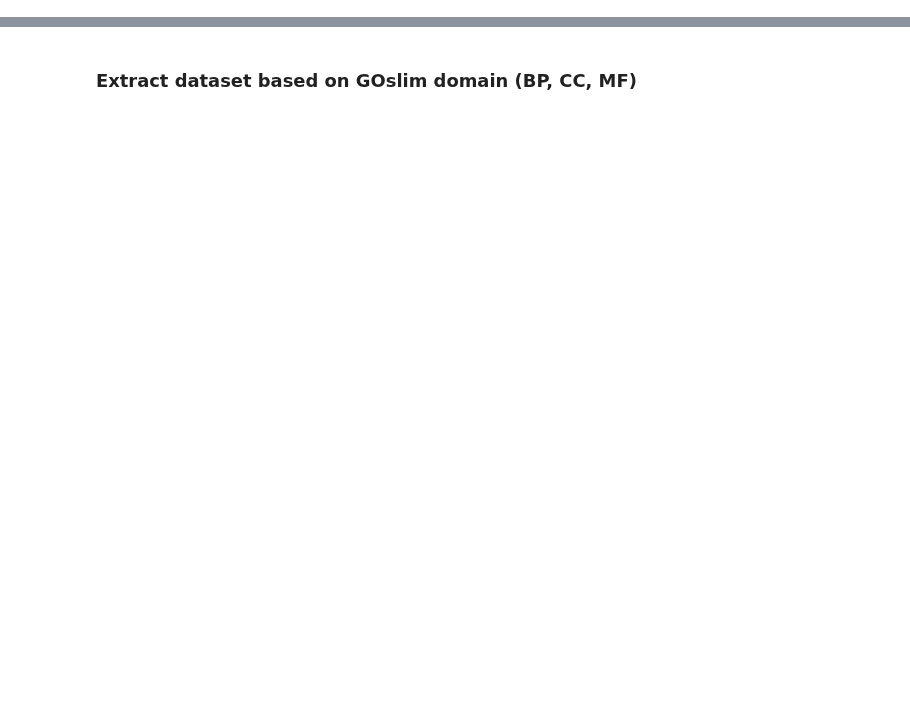
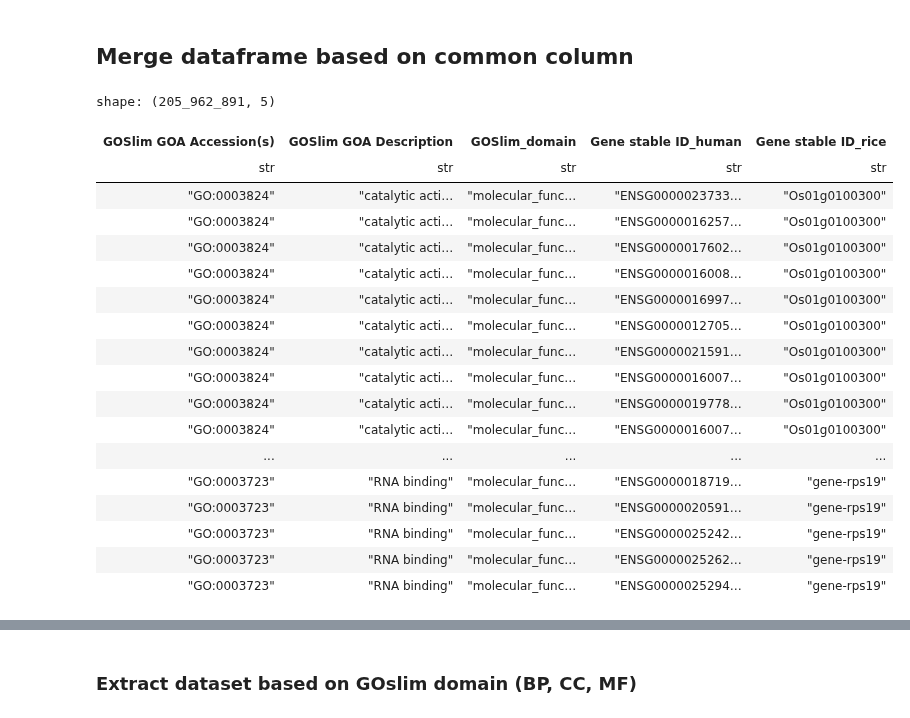
Before and after one commit to yonezawa-sora/pycircos_comaparative_species, a Jupyter notebook: data_preprocessing/2_GOSlim_combined_all_HR.ipynb, the cells around one changed output, grey strips where cells are left out. Drawn from its saved outputs; the diff is of its cells as text; code cells hidden in the pictures; blank space fills up the shorter version.

```diff
--- a/data_preprocessing/2_GOSlim_combined_all_HR.ipynb
+++ b/data_preprocessing/2_GOSlim_combined_all_HR.ipynb
@@ -49,0 +64,41 @@ display(goslim_all_rice_filtered.compute())
+# %% [markdown]
+## Merge dataframe based on common column
+# %%
+#merge dataframe based on common column 'GOSlim GOA Accession(s)', 'GOSlim GOA Description', 'GOSlim_domain'
+merged_df_goslim = goslim_all_human_filtered.join(
+    goslim_all_rice_filtered,
+    left_on=['GOSlim GOA Accession(s)', 'GOSlim GOA Description', 'GOSlim_domain'],
+    right_on=['GOSlim GOA Accession(s)','GOSlim GOA Description', 'GOSlim_domain'],
+    how='inner',
+    suffix='_rice'
+)
+merged_df_goslim = merged_df_goslim.rename({"Gene stable ID" : "Gene stable ID_human"})
+merged_df_goslim = merged_df_goslim.select([
+    "GOSlim GOA Accession(s)",
+    "GOSlim GOA Description",
+    "GOSlim_domain",
+    "Gene stable ID_human",
+    "Gene stable ID_rice"
+])
+
+display(merged_df_goslim)
+# %% [output]
+shape: (205_962_891, 5)
+| GOSlim GOA Accession(s) | GOSlim GOA Description | GOSlim_domain | Gene stable ID_human | Gene stable ID_rice |
+| str | str | str | str | str |
+| "GO:0003824" | "catalytic acti… | "molecular_func… | "ENSG0000023733… | "Os01g0100300" |
+| "GO:0003824" | "catalytic acti… | "molecular_func… | "ENSG0000016257… | "Os01g0100300" |
+| "GO:0003824" | "catalytic acti… | "molecular_func… | "ENSG0000017602… | "Os01g0100300" |
+| "GO:0003824" | "catalytic acti… | "molecular_func… | "ENSG0000016008… | "Os01g0100300" |
+| "GO:0003824" | "catalytic acti… | "molecular_func… | "ENSG0000016997… | "Os01g0100300" |
+| "GO:0003824" | "catalytic acti… | "molecular_func… | "ENSG0000012705… | "Os01g0100300" |
+| "GO:0003824" | "catalytic acti… | "molecular_func… | "ENSG0000021591… | "Os01g0100300" |
+| "GO:0003824" | "catalytic acti… | "molecular_func… | "ENSG0000016007… | "Os01g0100300" |
+| "GO:0003824" | "catalytic acti… | "molecular_func… | "ENSG0000019778… | "Os01g0100300" |
+| "GO:0003824" | "catalytic acti… | "molecular_func… | "ENSG0000016007… | "Os01g0100300" |
+| ... | ... | ... | ... | ... |
+| "GO:0003723" | "RNA binding" | "molecular_func… | "ENSG0000018719… | "gene-rps19" |
+| "GO:0003723" | "RNA binding" | "molecular_func… | "ENSG0000020591… | "gene-rps19" |
+| "GO:0003723" | "RNA binding" | "molecular_func… | "ENSG0000025242… | "gene-rps19" |
+| "GO:0003723" | "RNA binding" | "molecular_func… | "ENSG0000025262… | "gene-rps19" |
+| "GO:0003723" | "RNA binding" | "molecular_func… | "ENSG0000025294… | "gene-rps19" |
```
Also changed, not shown: parts of 8 cells of this notebook.
